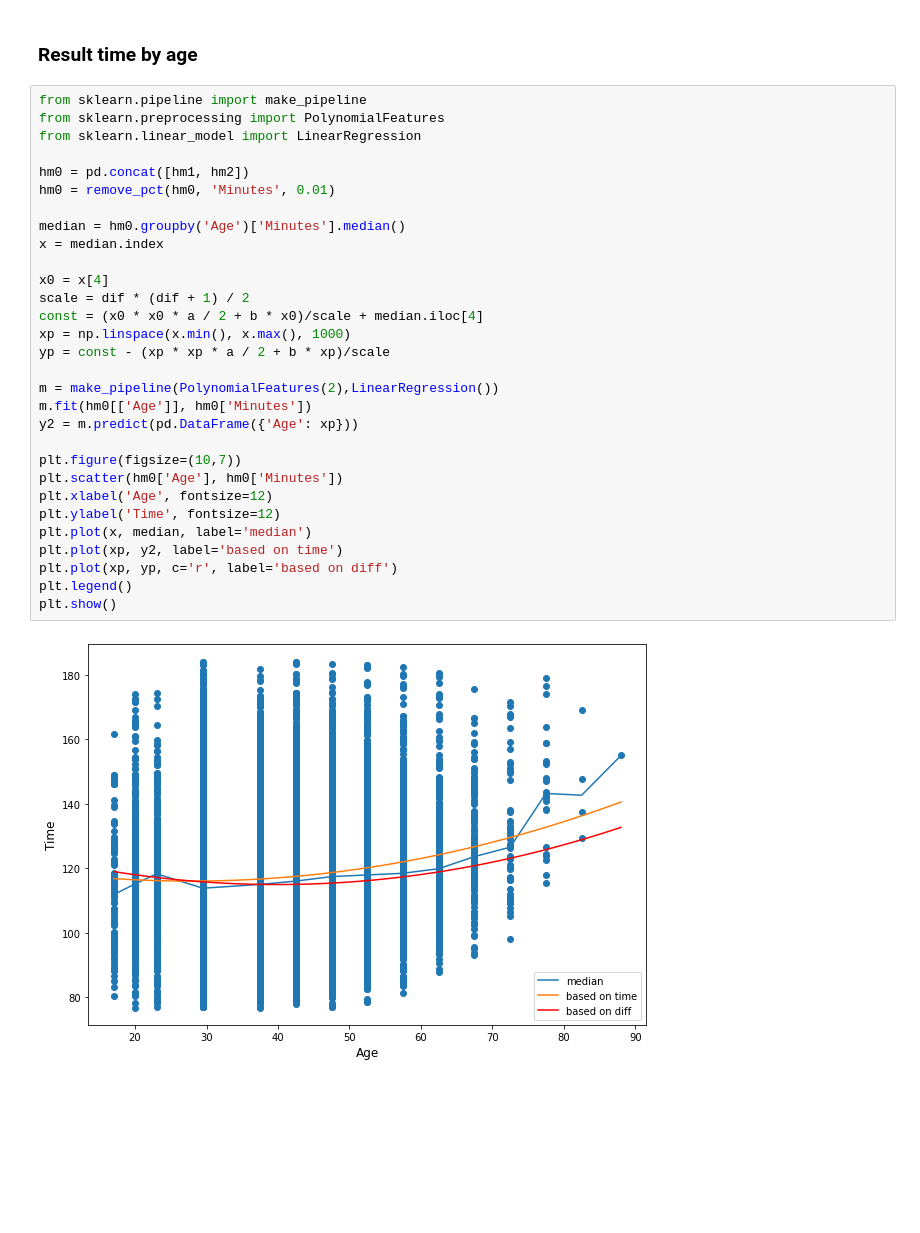
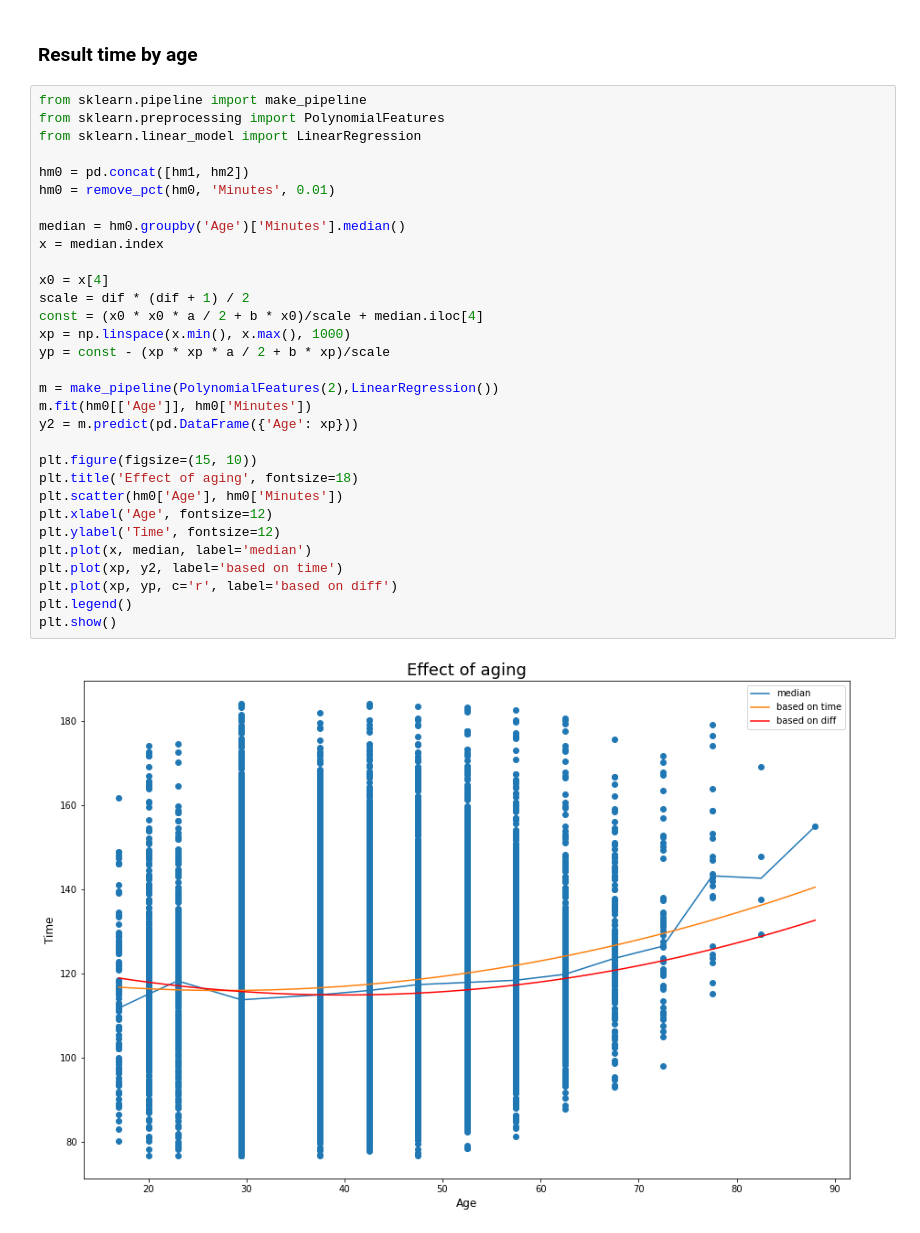
Before and after one commit to xdmytro/data-science, a Jupyter notebook: Oslo Marathon.ipynb, the cells around one changed output. Cells and saved outputs as stored; diff of their text form; blank space fills up the shorter version.

```diff
--- a/Oslo Marathon.ipynb
+++ b/Oslo Marathon.ipynb
@@ -165,32 +157,33 @@ plt.show()
 # %%
 from sklearn.pipeline import make_pipeline
 from sklearn.preprocessing import PolynomialFeatures
 from sklearn.linear_model import LinearRegression
 
 hm0 = pd.concat([hm1, hm2])
 hm0 = remove_pct(hm0, 'Minutes', 0.01)
 
 median = hm0.groupby('Age')['Minutes'].median()
 x = median.index
 
 x0 = x[4]
 scale = dif * (dif + 1) / 2
 const = (x0 * x0 * a / 2 + b * x0)/scale + median.iloc[4]
 xp = np.linspace(x.min(), x.max(), 1000)
 yp = const - (xp * xp * a / 2 + b * xp)/scale
 
 m = make_pipeline(PolynomialFeatures(2),LinearRegression())
 m.fit(hm0[['Age']], hm0['Minutes'])
 y2 = m.predict(pd.DataFrame({'Age': xp}))
 
-plt.figure(figsize=(10,7))
+plt.figure(figsize=(15, 10))
+plt.title('Effect of aging', fontsize=18)
 plt.scatter(hm0['Age'], hm0['Minutes'])
 plt.xlabel('Age', fontsize=12)
 plt.ylabel('Time', fontsize=12)
 plt.plot(x, median, label='median')
 plt.plot(xp, y2, label='based on time')
 plt.plot(xp, yp, c='r', label='based on diff')
 plt.legend()
 plt.show()
 # %% [output]
-[figure, old version]
+[figure, new version]
```
Also changed, not shown: parts of 3 cells of this notebook.
